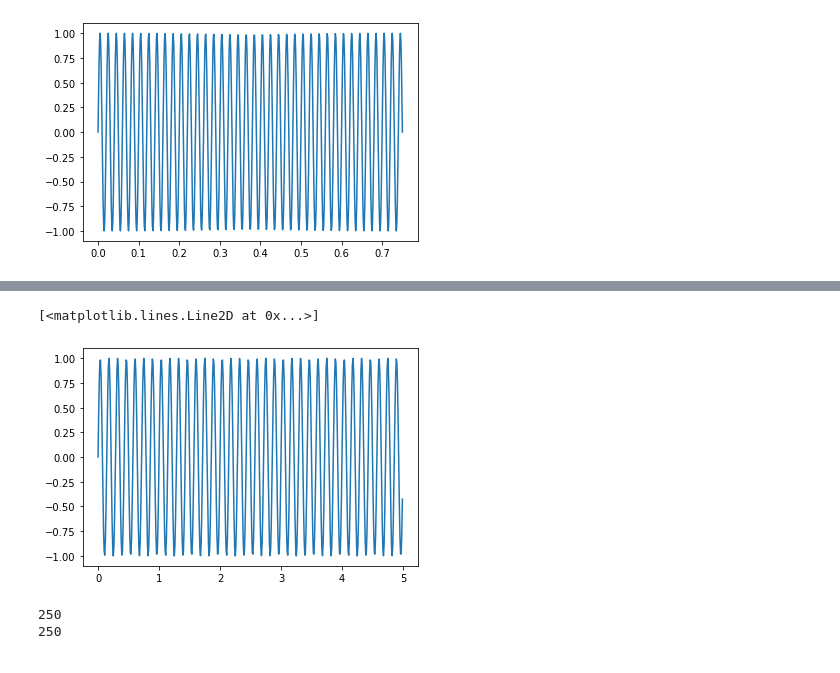
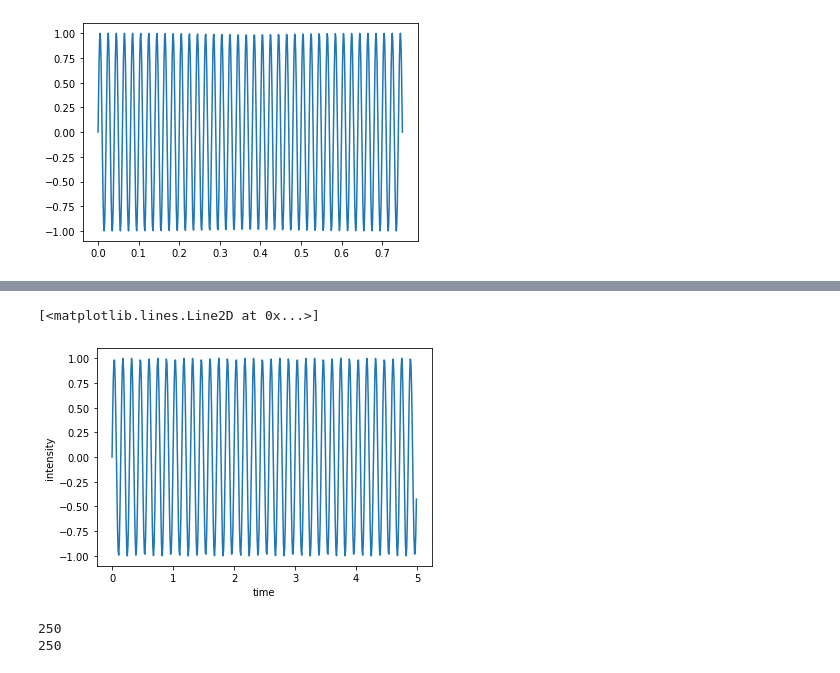
Before and after one commit to Yousousen/pulsar_analysis, a Jupyter notebook: scripts/ipynb.ipynb, the cells around one changed output, grey strips where cells are left out. Cells and saved outputs as stored; diff of their text form; code cells hidden in the pictures.

```diff
--- a/scripts/ipynb.ipynb
+++ b/scripts/ipynb.ipynb
@@ -100,8 +104,10 @@ plt.plot(time, sin1)
 # %%
+plt.ylabel('intensity')
+plt.xlabel('time')
 plt.plot(time, sin2)
 # %% [output]
 [<matplotlib.lines.Line2D at 0x...>]
-[figure, old version]
+[figure, new version]
 # %%
 transform1 = np.fft.fft(sin1)/len(sin1)
 transform1 = transform1[range(int(len(sin1)/2))] # Exclude sampling frequency
```
Also changed, not shown: parts of 26 cells of this notebook.
